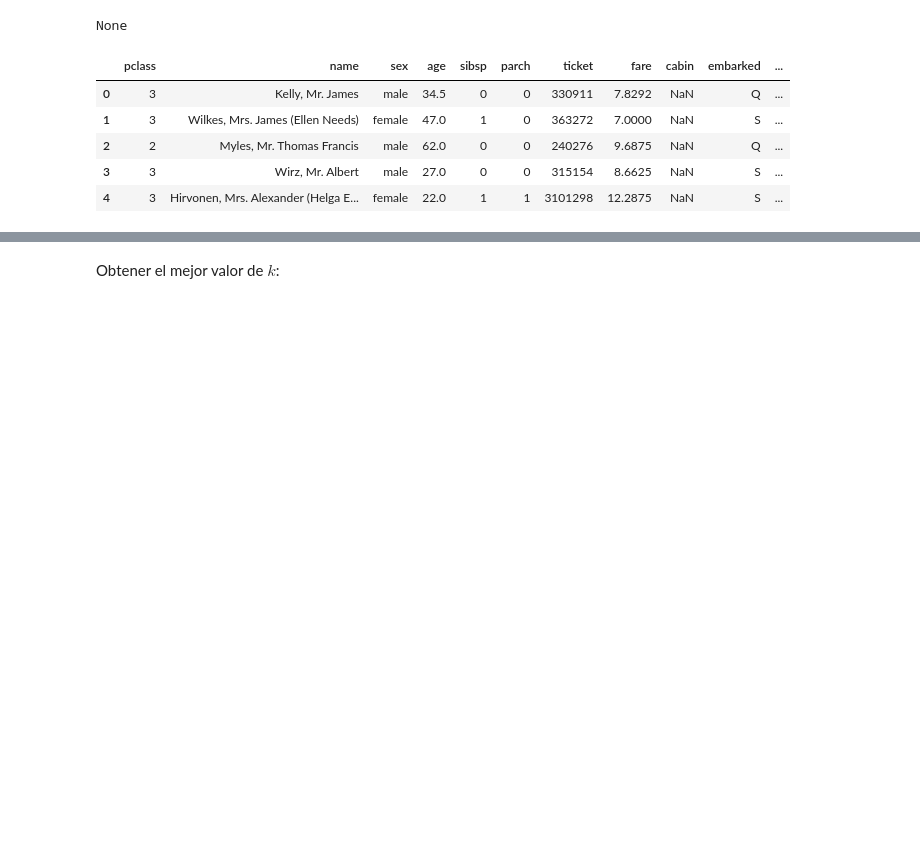
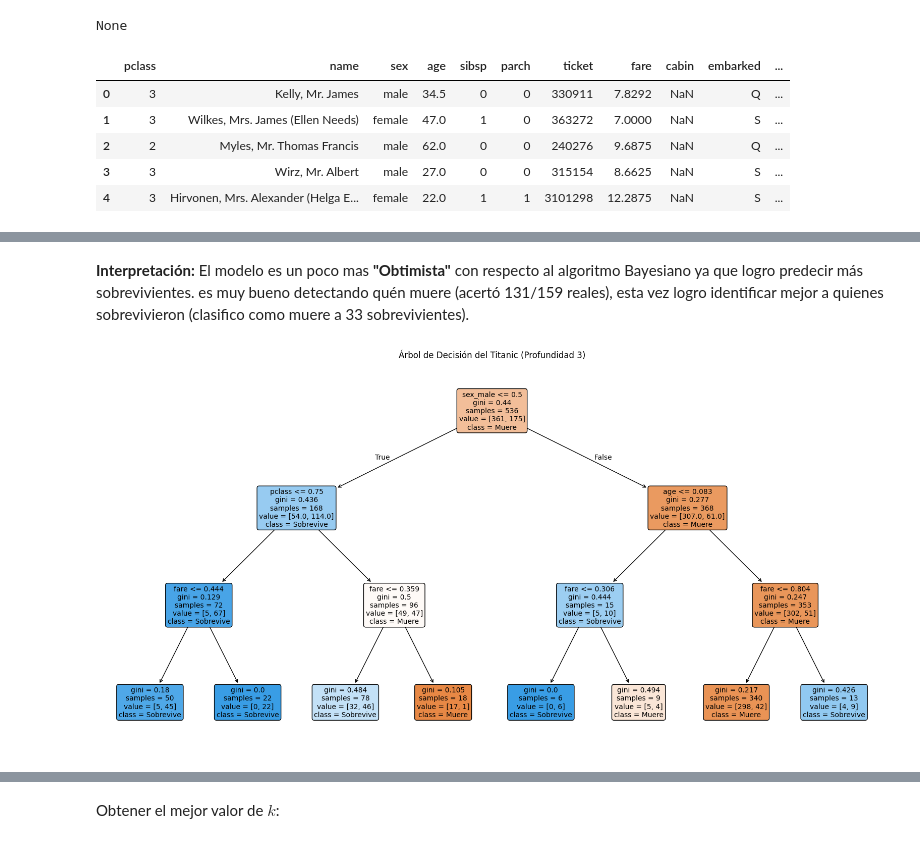
Before and after one commit to ivancepedagomez-sys/Proyecto_Titanic, a Jupyter notebook: Titanic_Project.ipynb, the cells around one changed output, grey strips where cells are left out. Cells and saved outputs as stored; diff of their text form; code cells hidden in the pictures; blank space fills up the shorter version.

Commit message:
Aprendizaje Supervisado algoritmo Árboles de Decisión Finalizado

```diff
--- a/Titanic_Project.ipynb
+++ b/Titanic_Project.ipynb
@@ -2337,0 +2344,7 @@ Aplicar el modelo al conjunto test para clasificar esas nuevas observaciones y o
+# %%
+#Copias df
+X_train_DT = X_train.copy()
+Y_train_DT = Y_train.copy()
+X_test_DT = X_test.copy()
+Y_test_DT = Y_test.copy()
+X_final_DT = X_final.copy()
@@ -2337,0 +2445,17 @@ Aplicar el modelo al conjunto test para clasificar esas nuevas observaciones y o
+# %% [markdown]
+**Interpretación:** El modelo es un poco mas **"Obtimista"** con respecto al algoritmo Bayesiano ya que logro predecir más sobrevivientes. es muy bueno detectando quén muere (acertó 131/159 reales), esta vez logro identificar mejor a quienes sobrevivieron (clasifico como muere a 33 sobrevivientes).
+# %%
+#Visualización del Arbol
+plt.figure(figsize=(20,10)) # Hacemos el gráfico grande
+
+plot_tree(dtc,
+          feature_names=X_train_DT.columns, # Nombres de las columnas
+          class_names=['Muere', 'Sobrevive'], # Nombres de la salida
+          filled=True, # Pintar de colores
+          rounded=True,
+          fontsize=10)
+
+plt.title("Árbol de Decisión del Titanic (Profundidad 3)")
+plt.show()
+# %% [output]
+[figure, added]
```
Also changed, not shown: parts of 35 cells of this notebook.
